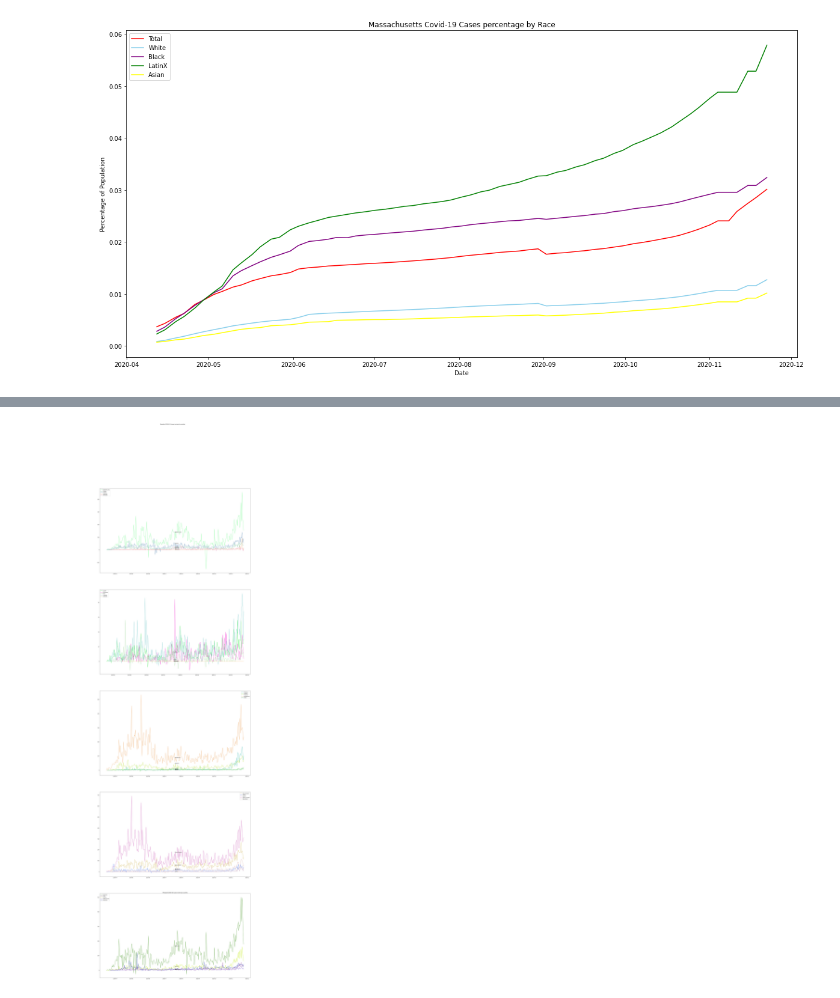
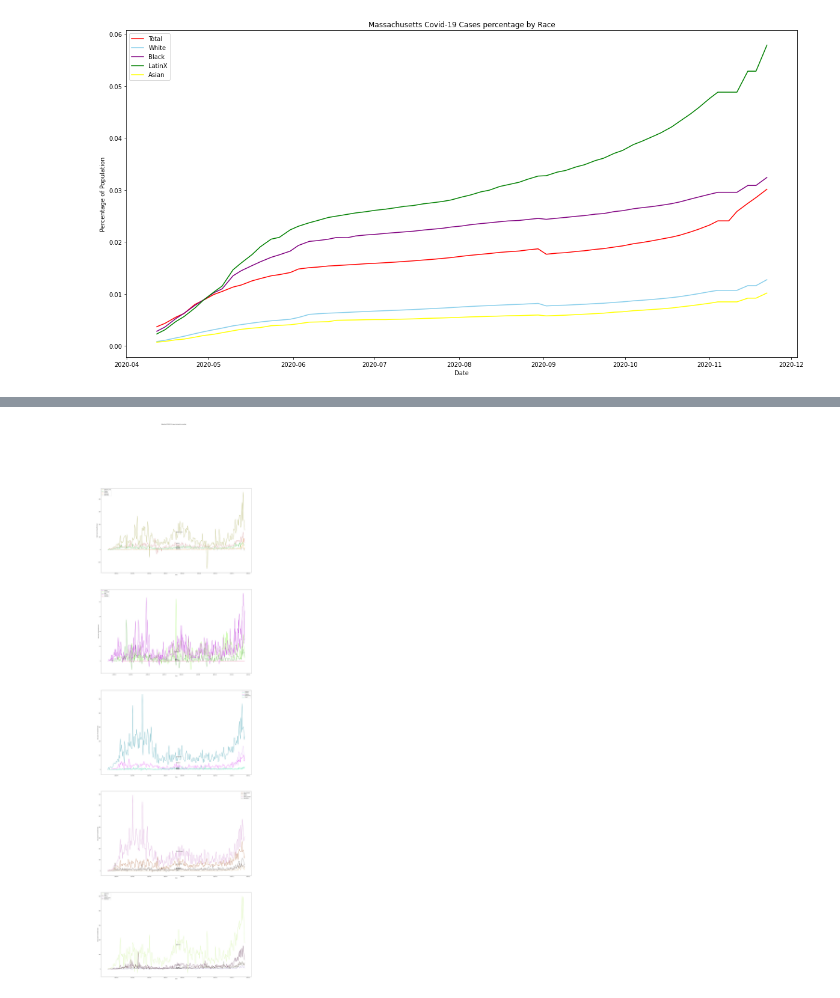
Before and after one commit to Miaiah/INST126_Proj4_Group, a Jupyter notebook: Project 4 Update 2.ipynb, the cells around one changed output, grey strips where cells are left out. Cells and saved outputs as stored; diff of their text form; code cells hidden in the pictures.

```diff
--- a/Project 4 Update 2.ipynb
+++ b/Project 4 Update 2.ipynb
@@ -74,25 +108,43 @@ mdCounties()
 # %%
 import random
-def mdCountiesIncreaes():
-    md = pd.read_csv("MD_COVID_By_County.csv")
-    md.head()
-    md["DATE"] = pd.to_datetime(md["DATE"])
-    diff = md.diff()
-    diff["DATE"] = pd.to_datetime(md["DATE"])
 
+# function to plot the increase cases by each county in a state
+def countiesIncreaes(stateCases, stateName):
+
+    # convert the DATE column from string to datetime
+    stateCases["DATE"] = pd.to_datetime(stateCases["DATE"])
+
+    # get the diff dataframe of the stateCases dataframe to get the increases/decreases per day per county
+    diff = stateCases.diff()
+
+    # set the DATE column of the diff dataframe to the DATE column of the stateCases dataframe
+    diff["DATE"] = stateCases["DATE"]
+
+    # set 5 subplots for the graph as there are too many counties to show in one single plot
     fig, axs = plt.subplots(5, figsize=(30,100))
-    fig.suptitle('Maryland COVID-19 cases increse by counties')
 
-    plt.title("Maryland COVID-19 cases increse by counties")
+    # set title
+    fig.suptitle(f'{stateName} COVID-19 cases increse by counties')
+
+    # for each column after index 2 in the diff dataframe which represent each county's increase/decrease per day
+    # plot the date vs cases increase/decrease data to the plot and annotate the county name to the plot
     for i in range(2, len(diff.columns)):
+        # get a random rgb for the plot color
         r = random.random()
         b = random.random()
         g = random.random()
         color = (r, g, b)
+
+        # plot the date and daily increase/decrease
         axs[i % 5].plot(diff["DATE"], diff[diff.columns[i]], color=color, label=diff.columns[i])
         axs[i % 5].annotate(diff.columns[i], xy=(diff["DATE"].mean(),diff[diff.columns[i]].values[round(len(diff.index) / 2)]), xycoords='data')
-        axs[i % 5].legend()
 
-mdCountiesIncreaes()
+    for j in range(0, 5):
+        axs[j].legend()
+        axs[j].set_ylabel('Daily Cases Increase/Decrease')
+        axs[j].set_xlabel('Date')
+
+mdCases = pd.read_csv("MD_COVID_By_County.csv")
+countiesIncreaes(mdCases, "Maryland")
 # %% [output]
-[figure, old version]
+[figure, new version]
```
Also changed, not shown: parts of 2 cells of this notebook.
